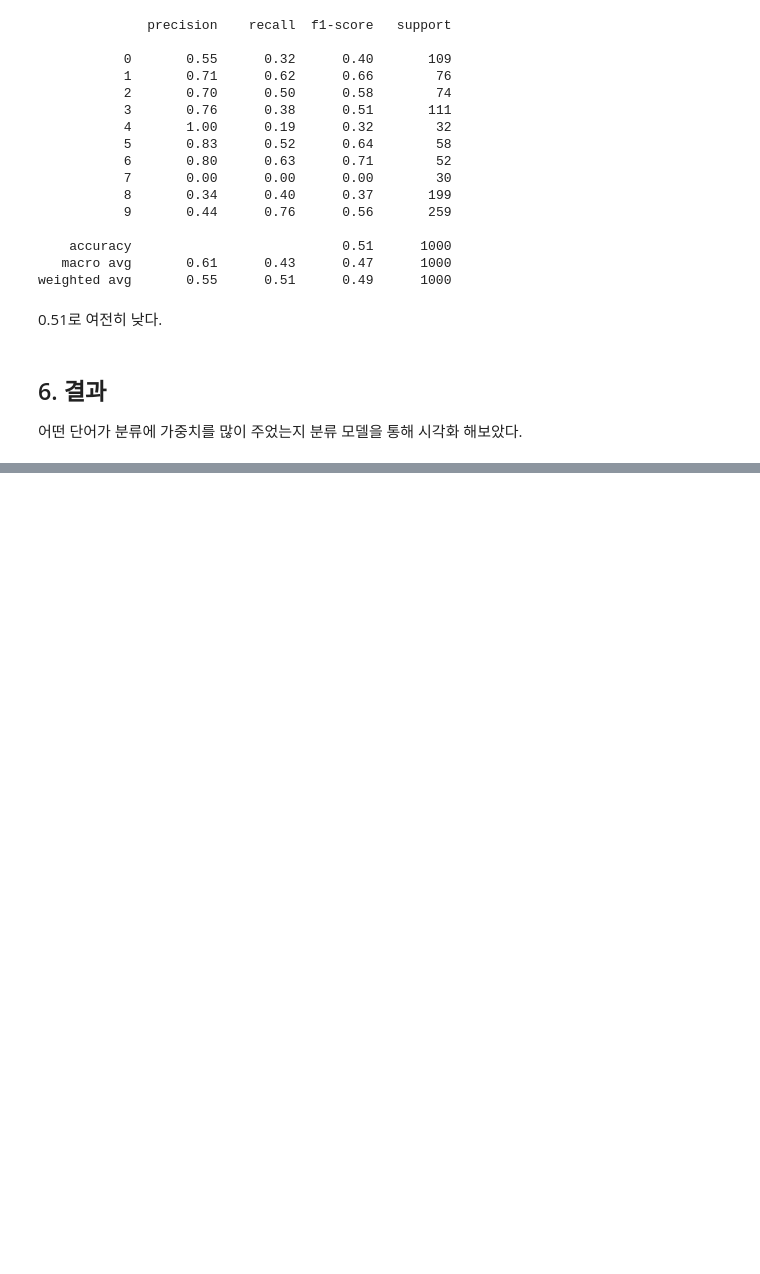
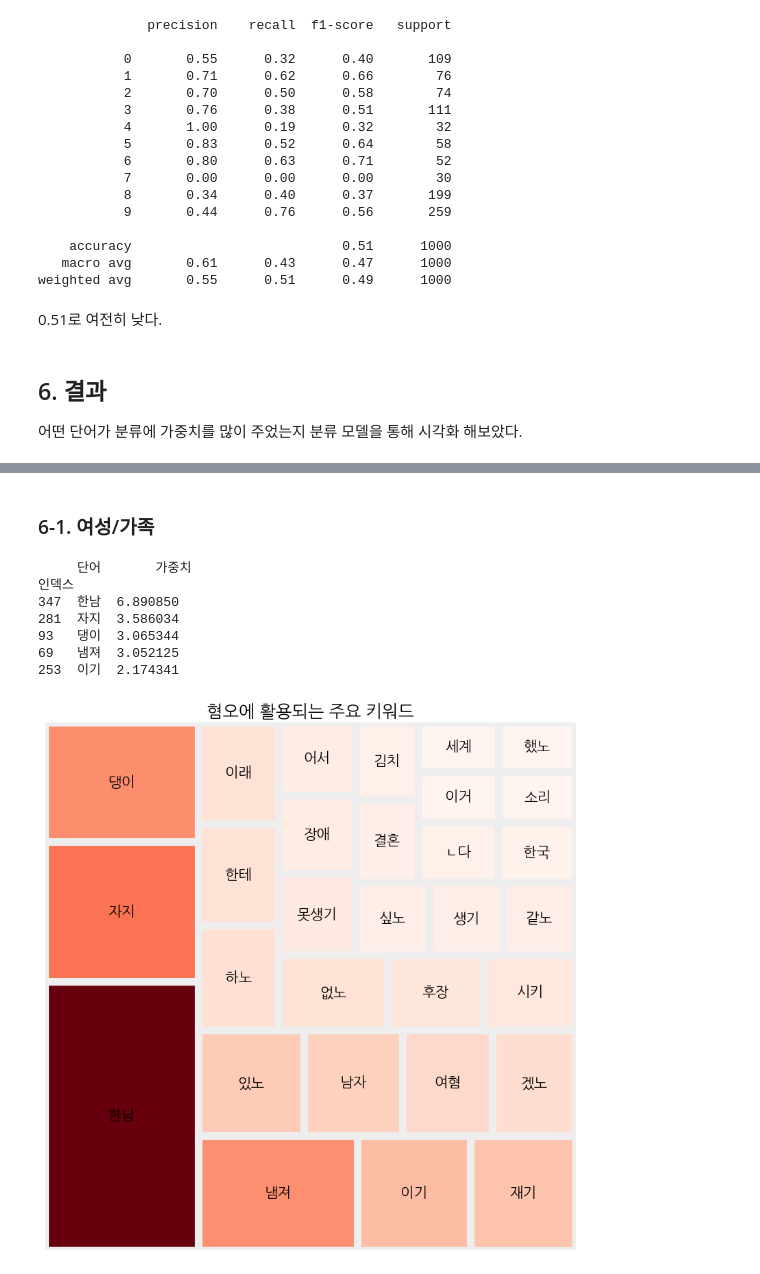
Before and after one commit to Sungileo/LGDX_2, a Jupyter notebook: posts/텍스트마이닝_sample.ipynb, the cells around one changed output, grey strips where cells are left out. Saved outputs shown, nothing was run; the diff lists cells and outputs as text; code cells hidden in the pictures; blank space fills up the shorter version.

```diff
--- a/posts/텍스트마이닝_sample.ipynb
+++ b/posts/텍스트마이닝_sample.ipynb
@@ -771,20 +770,32 @@ import matplotlib
 import matplotlib.pyplot as plt
 import matplotlib.font_manager as fm
 import squarify
-fontpath = '/usr/share/fonts/truetype/nanum/NanumGothic.ttf'
-font_name = fm.FontProperties(fname=fontpath, size=10).get_name()
-plt.rc('font', family=font_name)
 
-plt.rcParams['figure.figsize'] = (10,10)
-plt.rcParams['font.size'] = 15
+def plot_x(x):
+    vocab = best_model.steps[0][1].vocabulary_
+    weight = best_model.steps[1][1].coef_
+    df = pd.DataFrame([vocab.keys(), vocab.values()]).T
+    df.sort_values(by=1, inplace=True)
 
-sizes = df.sort_values(by='가중치', ascending=False).head(30)['가중치']
-labels= df.sort_values(by='가중치', ascending=False).head(30)['단어']
+    df["W"] = weight[x]
+    df.columns = ['단어', "인덱스", "가중치"]
+    df.set_index('인덱스', inplace=True)
 
-norm = matplotlib.colors.Normalize(vmin=min(sizes),vmax=max(sizes))
-colors = [matplotlib.cm.Reds(norm(value)) for value in sizes]
+    print(df.sort_values('가중치', ascending=False).head())
+    fontpath = '/usr/share/fonts/truetype/nanum/NanumGothic.ttf'
+    font_name = fm.FontProperties(fname=fontpath, size=10).get_name()
+    plt.rc('font', family=font_name)
 
-squarify.plot(sizes, 10, 10, label=labels, color=colors,bar_kwargs=dict(linewidth=8, edgecolor="#eee"))
-plt.title("혐오에 활용되는 주요 키워드")
-plt.axis('off')
-plt.show()
+    plt.rcParams['figure.figsize'] = (10,10)
+    plt.rcParams['font.size'] = 15
+
+    sizes = df.sort_values(by='가중치', ascending=False).head(30)['가중치']
+    labels= df.sort_values(by='가중치', ascending=False).head(30)['단어']
+
+    norm = matplotlib.colors.Normalize(vmin=min(sizes),vmax=max(sizes))
+    colors = [matplotlib.cm.Reds(norm(value)) for value in sizes]
+
+    squarify.plot(sizes, 10, 10, label=labels, color=colors,bar_kwargs=dict(linewidth=8, edgecolor="#eee"))
+    plt.title("혐오에 활용되는 주요 키워드")
+    plt.axis('off')
+    plt.show()
@@ -796,0 +816,13 @@ plt.show()
+# %% [markdown]
+### 6-1. 여성/가족
+# %%
+plot_x(0)
+# %% [output]
+     단어       가중치
+인덱스
+347  한남  6.890850
+281  자지  3.586034
+93   댕이  3.065344
+69   냄져  3.052125
+253  이기  2.174341
+[figure, added]
```
Also changed, not shown: parts of 30 cells of this notebook, 14 other files.
